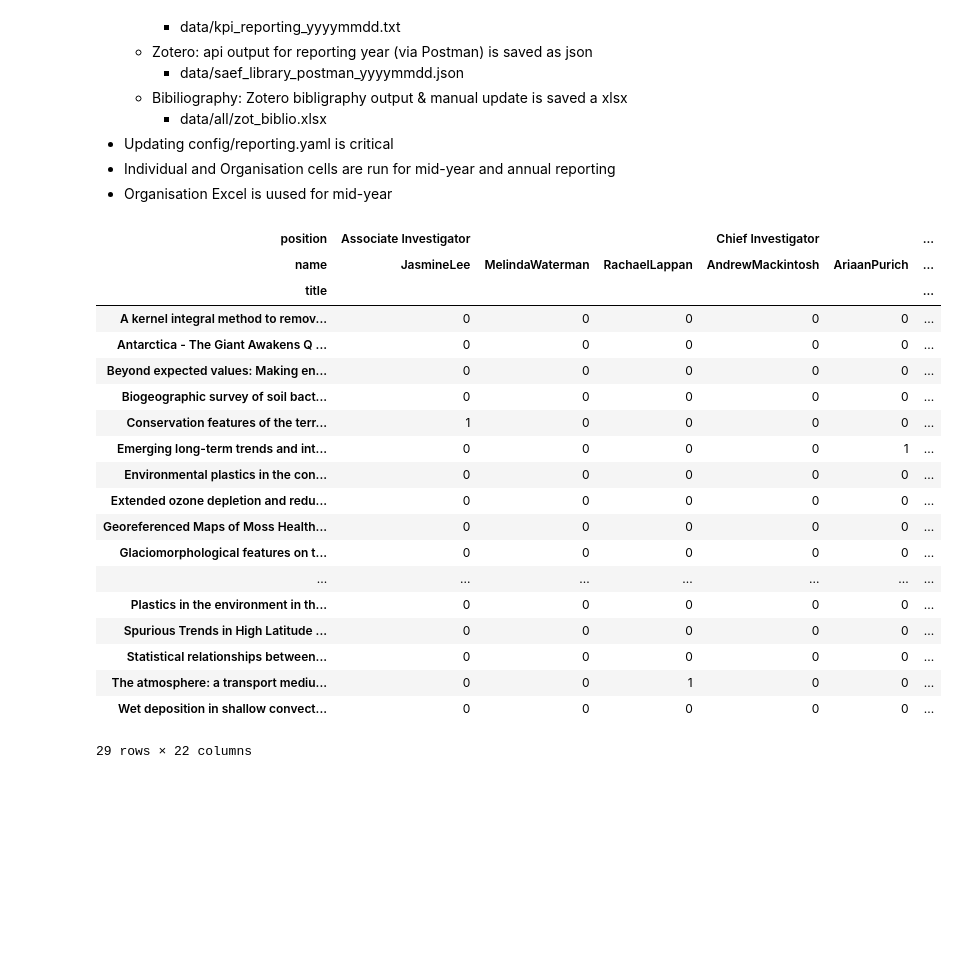
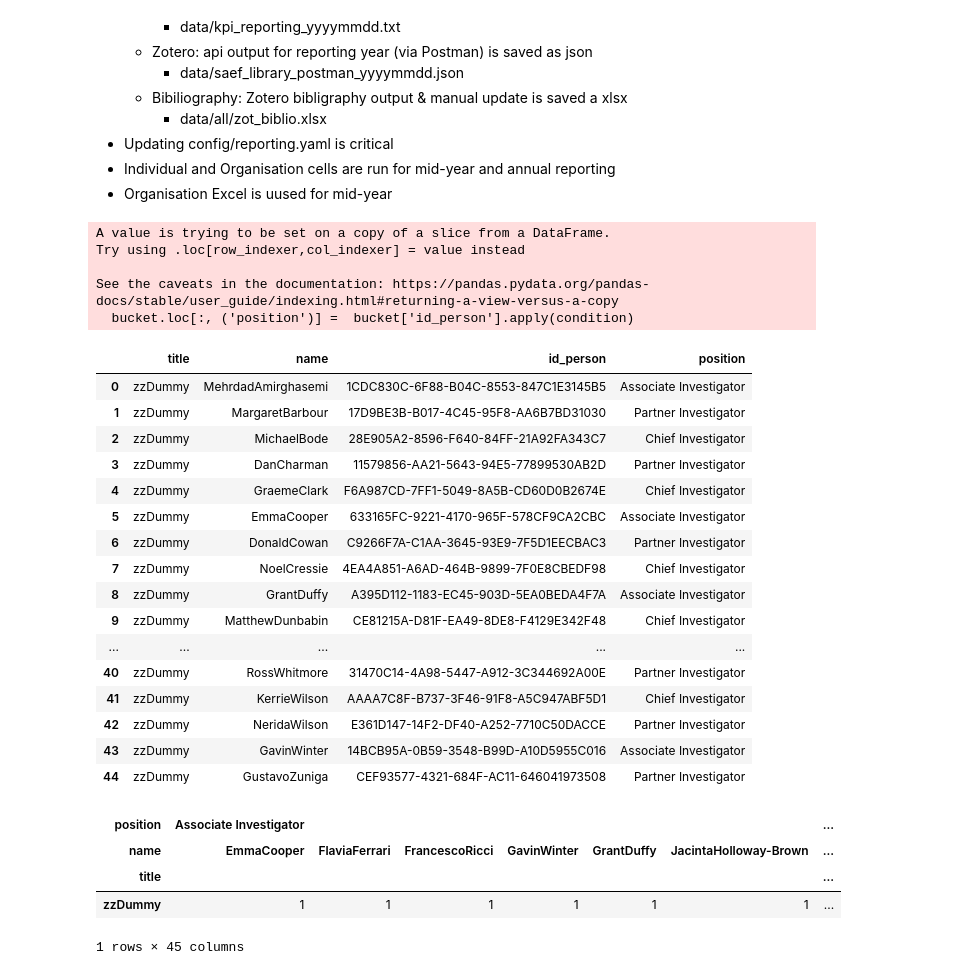
Before and after one commit to arcsaef/arcsaef, a Jupyter notebook: jnl_auth_crosstab-reporting.ipynb, the cells around one changed output. Drawn from its saved outputs; the diff is of its cells as text; code cells hidden in the pictures; blank space fills up the shorter version.

Commit message:
crosstab adjustments

```diff
--- a/jnl_auth_crosstab-reporting.ipynb
+++ b/jnl_auth_crosstab-reporting.ipynb
@@ -62,5 +57,5 @@ kpi.write_pub_auth_excel(bucket, ppl_saef)
 # %%
-def ci_pi_ai_only(x):
+def condition(x):
     if ppl_saef[x]['Position'] == 'Chief Investigator':
         return 'Chief Investigator'
     elif ppl_saef[x]['Position'] == 'Partner Investigator':
@@ -68,3 +63,46 @@ def ci_pi_ai_only(x):
     elif ppl_saef[x]['Position'] == 'Associate Investigator':
         return 'Associate Investigator'
 bucket.loc[:, ('position')] =  bucket['id_person'].apply(condition)
+# %% [output]
+A value is trying to be set on a copy of a slice from a DataFrame.
+Try using .loc[row_indexer,col_indexer] = value instead
+
+See the caveats in the documentation: https://pandas.pydata.org/pandas-docs/stable/user_guide/indexing.html#returning-a-view-versus-a-copy
+  bucket.loc[:, ('position')] =  bucket['id_person'].apply(condition)
+# %%
+prsn_list = []
+for prsn in ppl_saef:
+    if ppl_saef[prsn]['Position'] in ['Chief Investigator', 'Partner Investigator', 'Associate Investigator']:
+        prsn_list.append(prsn)
+
+# journals authored by CI's or PI's
+prsn_jnls_df = bucket.loc[bucket.itemType.isin(['journalArticle']) & (bucket.id_person.isin(prsn_list)), \
+                          ['title', 'name', 'id_person', 'position']]
+# all person id's of CI'S & PI's without an authored publication
+ci_pi_wo_any_jnls_ids = pd.Series(prsn_list)[~pd.Series(prsn_list).isin(prsn_jnls_df.id_person)]
+
+prsn_no_jnls = []
+for prsn in ppl_saef:
+    if ppl_saef[prsn]['State'] == 'Active':
+        if prsn in ci_pi_wo_any_jnls_ids.to_list():
+            prsn_no_jnls.append({'title': 'zzDummy', 'name': ppl_saef[prsn]['FirstName']+ppl_saef[prsn]['LastName'],  'id_person': prsn, 'position': ppl_saef[prsn]['Position'] } )
+prsn_no_jnls_df = pd.DataFrame(prsn_no_jnls)
+prsn_no_jnls_df
+# %% [output]
+|  | title | name | id_person | position |
+| 0 | zzDummy | MehrdadAmirghasemi | 1CDC830C-6F88-B04C-8553-847C1E3145B5 | Associate Investigator |
+| 1 | zzDummy | MargaretBarbour | 17D9BE3B-B017-4C45-95F8-AA6B7BD31030 | Partner Investigator |
+| 2 | zzDummy | MichaelBode | 28E905A2-8596-F640-84FF-21A92FA343C7 | Chief Investigator |
+| 3 | zzDummy | DanCharman | 11579856-AA21-5643-94E5-77899530AB2D | Partner Investigator |
+| 4 | zzDummy | GraemeClark | F6A987CD-7FF1-5049-8A5B-CD60D0B2674E | Chief Investigator |
+| 5 | zzDummy | EmmaCooper | 633165FC-9221-4170-965F-578CF9CA2CBC | Associate Investigator |
+| 6 | zzDummy | DonaldCowan | C9266F7A-C1AA-3645-93E9-7F5D1EECBAC3 | Partner Investigator |
+| 7 | zzDummy | NoelCressie | 4EA4A851-A6AD-464B-9899-7F0E8CBEDF98 | Chief Investigator |
+| 8 | zzDummy | GrantDuffy | A395D112-1183-EC45-903D-5EA0BEDA4F7A | Associate Investigator |
+| 9 | zzDummy | MatthewDunbabin | CE81215A-D81F-EA49-8DE8-F4129E342F48 | Chief Investigator |
+| ... | ... | ... | ... | ... |
+| 40 | zzDummy | RossWhitmore | 31470C14-4A98-5447-A912-3C344692A00E | Partner Investigator |
+| 41 | zzDummy | KerrieWilson | AAAA7C8F-B737-3F46-91F8-A5C947ABF5D1 | Chief Investigator |
+| 42 | zzDummy | NeridaWilson | E361D147-14F2-DF40-A252-7710C50DACCE | Partner Investigator |
+| 43 | zzDummy | GavinWinter | 14BCB95A-0B59-3548-B99D-A10D5955C016 | Associate Investigator |
+| 44 | zzDummy | GustavoZuniga | CEF93577-4321-684F-AC11-646041973508 | Partner Investigator |
@@ -71,26 +111,11 @@ bucket.loc[:, ('position')] =  bucket['id_person'].apply(condition)
 # %%
-pd.crosstab(bucket.title, [bucket.position, bucket.name])
+pd.crosstab(prsn_no_jnls_df.title, [prsn_no_jnls_df.position, prsn_no_jnls_df.name])
 # %% [output]
-| position | Associate Investigator |  |  | Chief Investigator |  | ... |
-| name | JasmineLee | MelindaWaterman | RachaelLappan | AndrewMackintosh | AriaanPurich | ... |
-| title |  |  |  |  |  | ... |
-| A kernel integral method to remov... | 0 | 0 | 0 | 0 | 0 | ... |
-| Antarctica - The Giant Awakens Q ... | 0 | 0 | 0 | 0 | 0 | ... |
-| Beyond expected values: Making en... | 0 | 0 | 0 | 0 | 0 | ... |
-| Biogeographic survey of soil bact... | 0 | 0 | 0 | 0 | 0 | ... |
-| Conservation features of the terr... | 1 | 0 | 0 | 0 | 0 | ... |
-| Emerging long-term trends and int... | 0 | 0 | 0 | 0 | 1 | ... |
-| Environmental plastics in the con... | 0 | 0 | 0 | 0 | 0 | ... |
-| Extended ozone depletion and redu... | 0 | 0 | 0 | 0 | 0 | ... |
-| Georeferenced Maps of Moss Health... | 0 | 0 | 0 | 0 | 0 | ... |
-| Glaciomorphological features on t... | 0 | 0 | 0 | 0 | 0 | ... |
-| ... | ... | ... | ... | ... | ... | ... |
-| Plastics in the environment in th... | 0 | 0 | 0 | 0 | 0 | ... |
-| Spurious Trends in High Latitude ... | 0 | 0 | 0 | 0 | 0 | ... |
-| Statistical relationships between... | 0 | 0 | 0 | 0 | 0 | ... |
-| The atmosphere: a transport mediu... | 0 | 0 | 1 | 0 | 0 | ... |
-| Wet deposition in shallow convect... | 0 | 0 | 0 | 0 | 0 | ... |
+| position | Associate Investigator |  |  |  |  |  | ... |
+| name | EmmaCooper | FlaviaFerrari | FrancescoRicci | GavinWinter | GrantDuffy | JacintaHolloway-Brown | ... |
+| title |  |  |  |  |  |  | ... |
+| zzDummy | 1 | 1 | 1 | 1 | 1 | 1 | ... |
-29 rows × 22 columns
+1 rows × 45 columns
 # %%
 bucket
 # %% [output]
```
Also changed, not shown: parts of 5 cells of this notebook.
